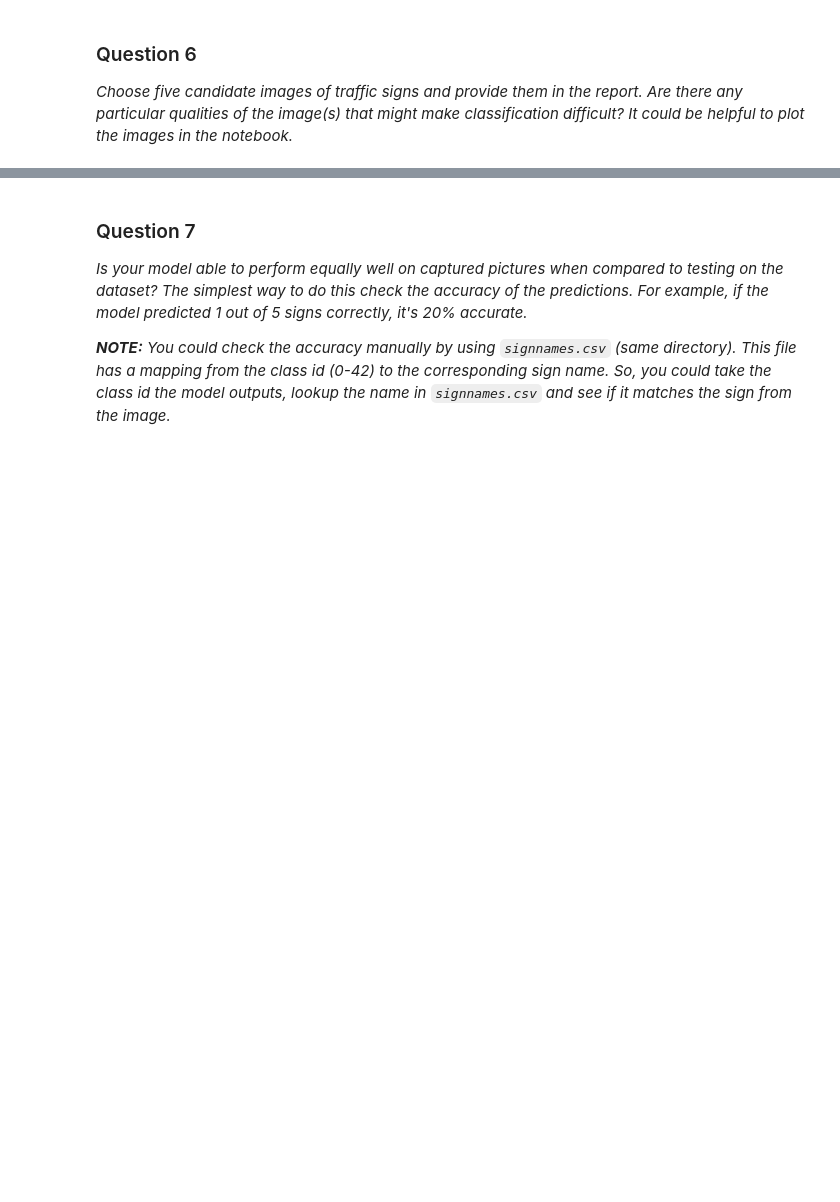
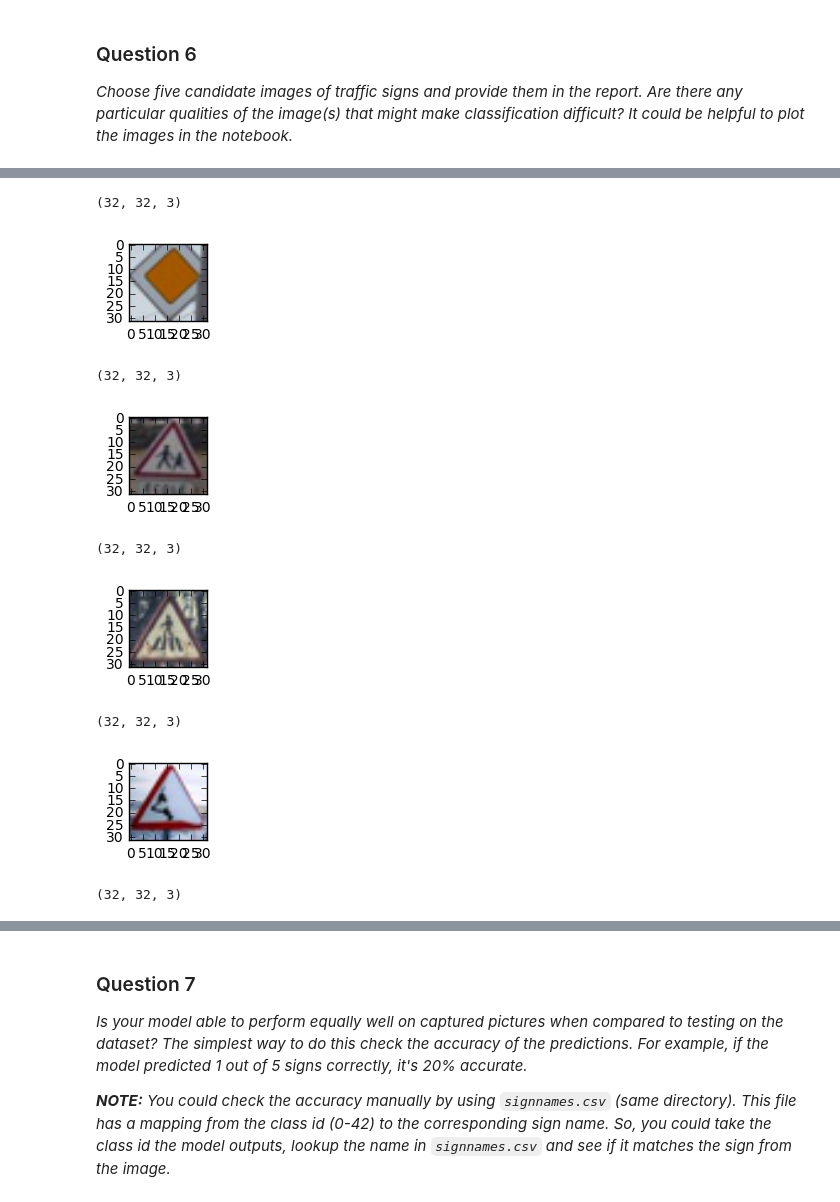
Before and after one commit to Angels200/CarND-Traffic-Sign-Classifier-Project, a Jupyter notebook: Traffic_Sign_Classifier.ipynb, the cells around one changed output, grey strips where cells are left out. Saved outputs shown, nothing was run; the diff lists cells and outputs as text; code cells hidden in the pictures; blank space fills up the shorter version.

```diff
--- a/Traffic_Sign_Classifier.ipynb
+++ b/Traffic_Sign_Classifier.ipynb
@@ -388,18 +506,18 @@ My model uses LeNet Lab as starting point :
 # %%
 from tensorflow.contrib.layers import flatten
 
-def LeNet(x):
+def LeNet2(x):
     # Arguments used for tf.truncated_normal, randomly defines variables for the weights and biases for each layer
     mu = 0
     sigma = 0.1
 
     # SOLUTION: Layer 0: Convolutional. Input = 32x32x1. Output = 32x32x3.
-    conv0_W = tf.Variable(tf.truncated_normal(shape=(1, 1, 3, 3), mean = mu, stddev = sigma))
-    conv0_b = tf.Variable(tf.zeros(3))
-    conv0   = tf.nn.conv2d(x, conv0_W, strides=[1, 1, 1, 1], padding='VALID') + conv0_b
+    #conv0_W = tf.Variable(tf.truncated_normal(shape=(1, 1, 3, 3), mean = mu, stddev = sigma))
+    #conv0_b = tf.Variable(tf.zeros(3))
+    #conv0   = tf.nn.conv2d(x, conv0_W, strides=[1, 1, 1, 1], padding='VALID') + conv0_b
 
     # SOLUTION: Layer 1: Convolutional. Input = 32x32x3. Output = 28x28x32.
-    conv1_W = tf.Variable(tf.truncated_normal(shape=(5, 5, 3, 32), mean = mu, stddev = sigma))
+    conv1_W = tf.Variable(tf.truncated_normal(shape=(5, 5, 1, 32), mean = mu, stddev = sigma))
     conv1_b = tf.Variable(tf.zeros(32))
     conv1   = tf.nn.conv2d(x, conv1_W, strides=[1, 1, 1, 1], padding='VALID') + conv1_b
 
@@ -408,7 +526,7 @@ def LeNet(x):
 
     # SOLUTION: Pooling. Input = 28x28x32. Output = 14x14x32.
     conv1 = tf.nn.max_pool(conv1, ksize=[1, 2, 2, 1], strides=[1, 2, 2, 1], padding='VALID')
-    conv1 = tf.nn.dropout(conv1, 0.9)
+    conv1 = tf.nn.dropout(conv1, 0.5)
 
     # SOLUTION: Layer 2: Convolutional. Input = 14x14x32. Output = 10x10x64.
     conv2_W = tf.Variable(tf.truncated_normal(shape=(5, 5, 32, 64), mean = mu, stddev = sigma))
@@ -417,7 +535,7 @@ def LeNet(x):
 
     # SOLUTION: Activation.
     conv2 = tf.nn.relu(conv2)
-    conv2 = tf.nn.dropout(conv2, 0.8)
+    conv2 = tf.nn.dropout(conv2, 0.5)
 
     '''
     # SOLUTION: Pooling. Input = 10x10x64. Output = 5x5x64
@@ -425,14 +543,14 @@ def LeNet(x):
     conv2 = tf.nn.dropout(conv2, 0.5)
     '''
 
-    # SOLUTION: Layer 3: Convolutional. Input = 10x10x64. Output = 5x5x128
+    # SOLUTION: Layer 3: Convolutional. Input = 10x10x64. Output = 6x6x128
     conv3_W = tf.Variable(tf.truncated_normal(shape=(5, 5, 64, 128), mean = mu, stddev = sigma))
     conv3_b = tf.Variable(tf.zeros(128))
     conv3  = tf.nn.conv2d(conv2, conv3_W, strides=[1, 1, 1, 1], padding='VALID') + conv3_b
 
     # SOLUTION: Activation.
     conv3 = tf.nn.relu(conv3)
-    conv3 = tf.nn.dropout(conv3, 0.7)
+    conv3 = tf.nn.dropout(conv3, 0.5)
 
     '''
     # SOLUTION: Pooling. Input = 10x10x64. Output = 5x5x64
@@ -451,6 +569,7 @@ def LeNet(x):
     # SOLUTION: Activation.
     fc1    = tf.nn.relu(fc1)
     fc1 = tf.nn.dropout(fc1, 0.5)
+
     '''
     # SOLUTION: Layer 4: Fully Connected. Input = 1024. Output = 1024.
     fc2_W  = tf.Variable(tf.truncated_normal(shape=(1024, 1024), mean = mu, stddev = sigma))
@@ -640,28 +861,43 @@ _Choose five candidate images of traffic signs and provide them in the report. A
 # %%
 ## Run the predictions here.
 ### Feel free to use as many code cells as needed.
-images = load_images('images/')
-print('images : ',images.shape)
-graph = tf.Graph()
+
+def run_predictions(path,imagesname):
+    images = load_images(path,imagesname)
+    images = np.asarray(images).reshape(images.shape[0],images.shape[1],images.shape[2],1)
+    print('images : ',images.shape)
+
+    with tf.Session('', graph = tf.Graph()) as sess:
+                saver = tf.train.import_meta_graph('./lenano.meta')
+                #saver.restore(sess, tf.train.latest_checkpoint('.'))
+                ckpt = str(tf.train.latest_checkpoint('.')) #tf.train.get_checkpoint_state('.')
+                print(ckpt)
+                if ckpt:
+                    saver.restore(sess, ckpt)
+                    print('Restored!')
+
+                    x = tf.placeholder(tf.float32,(5,32, 32, 1))
+                    logits = LeNet2(x)
+                    prediction = tf.nn.softmax(logits)
+
+                    sess.run(tf.global_variables_initializer())
+                    new_predictions = sess.run(prediction, feed_dict={x: images})
+                    top_k = sess.run(tf.nn.top_k(new_predictions, 5, sorted=True))
+                    print("Predicted Labels")
+                    print(np.argmax(new_predictions, 1))
+                    print()
+                    print('Top K : ')
+                    print(top_k)
 
 
-with tf.Session('', tf.Graph()) as sess:
-            sess.run(tf.global_variables_initializer())
-            saver = tf.train.import_meta_graph('./lenet.meta')
-            #saver.restore(sess, tf.train.latest_checkpoint('.'))
-            ckpt = str(tf.train.latest_checkpoint('.')) #tf.train.get_checkpoint_state('.')
-            print(ckpt)
-            if ckpt:
-                saver.restore(sess, ckpt)
-                print('Restored!')
-                x = tf.placeholder(tf.float32, (10,32, 32, 3))
-                keep_probe = tf.placeholder(tf.float32)
-                model = Model()
-                model.build(x,43,keep_probe)
-                prediction = tf.nn.softmax(model.logits)
-
-                with tf.Session() as session:
-                    new_predictions = session.run(prediction, feed_dict={x: images})
-                    top_k = session.run(tf.nn.top_k(new_predictions, 5, sorted=True))
-                    print("Predicted Labels")
-                    print(np.argmax(new_predictions, 1))
+run_predictions('images/',imgnames)
+# %% [output]
+(32, 32, 3)
+[figure, added]
+(32, 32, 3)
+[figure, added]
+(32, 32, 3)
+[figure, added]
+(32, 32, 3)
+[figure, added]
+(32, 32, 3)
```
Also changed, not shown: parts of 22 cells of this notebook, 31 other files.
